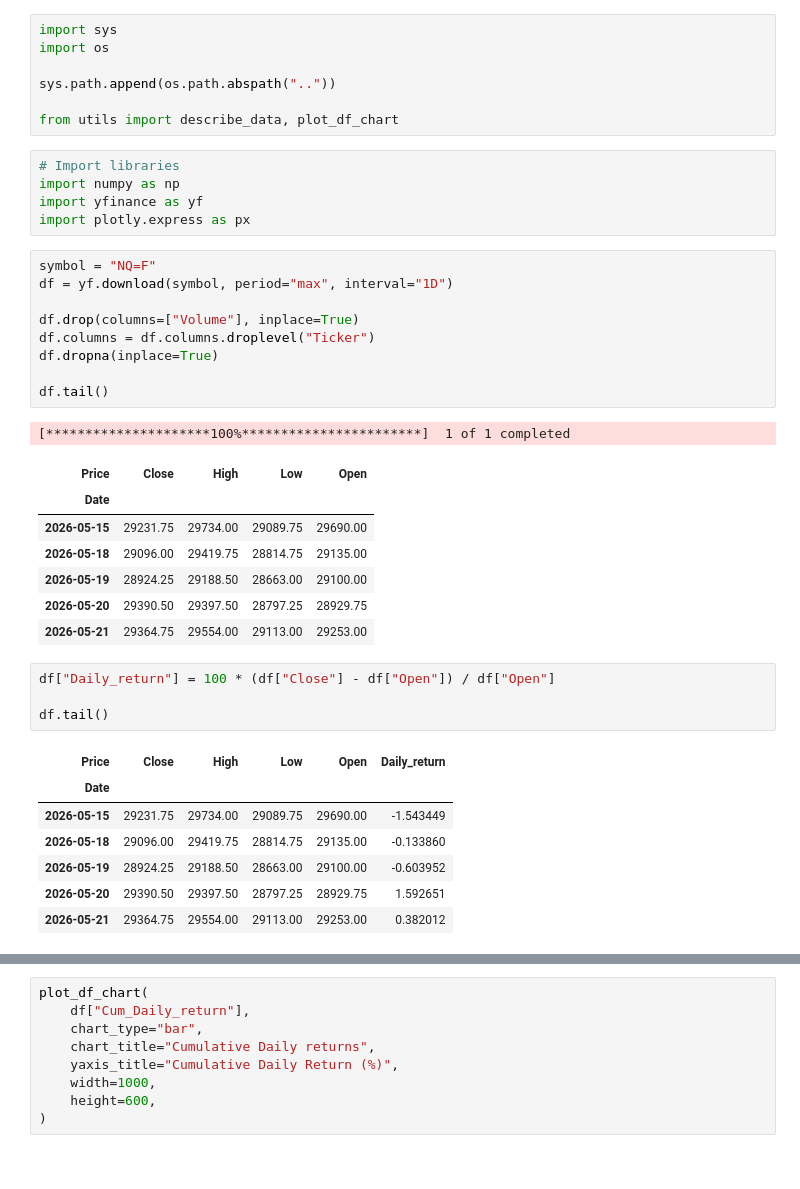
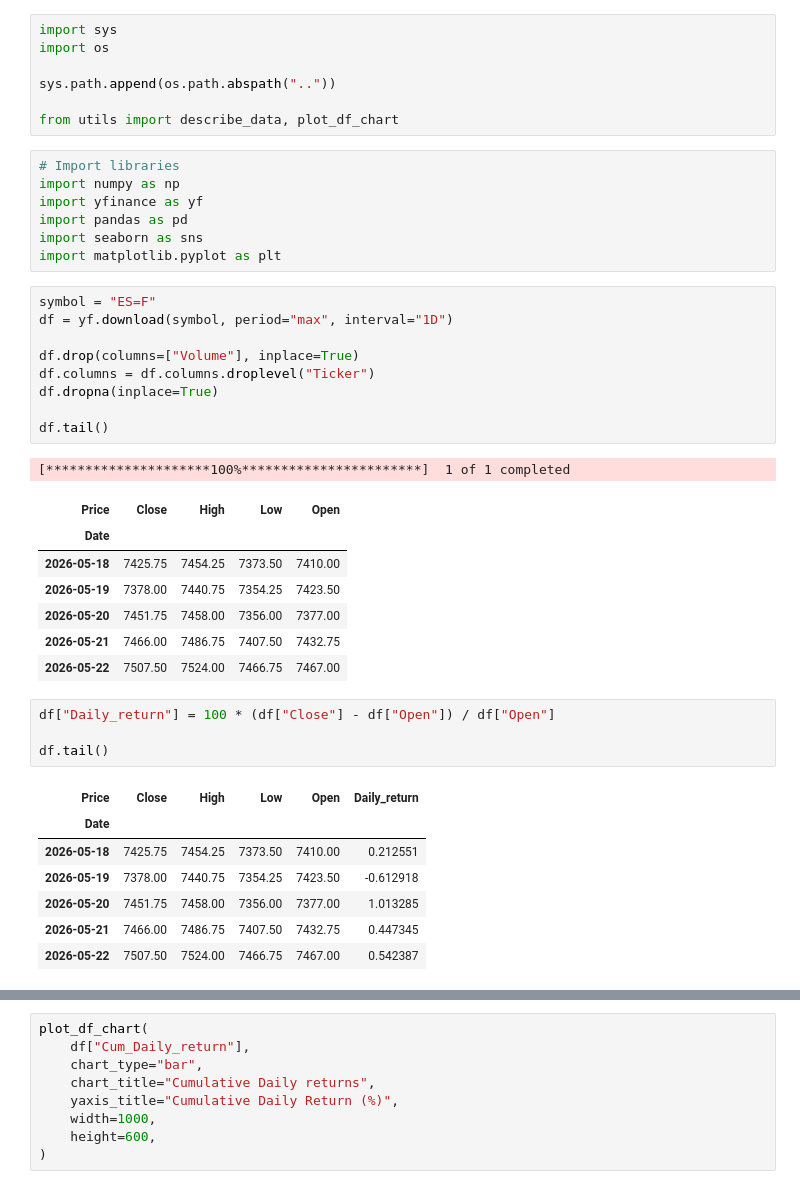
Before and after one commit to mod7ex/algo-strategies, a Jupyter notebook: markov-chain/index.ipynb, the cells around one changed output, grey strips where cells are left out. Cells and saved outputs as stored; diff of their text form.

```diff
--- a/markov-chain/index.ipynb
+++ b/markov-chain/index.ipynb
@@ -9,25 +9,27 @@ from utils import describe_data, plot_df_chart
 # Import libraries
 import numpy as np
 import yfinance as yf
-import plotly.express as px
+import pandas as pd
+import seaborn as sns
+import matplotlib.pyplot as plt
 # %%
-symbol = "NQ=F"
+symbol = "ES=F"
 df = yf.download(symbol, period="max", interval="1D")
 
 df.drop(columns=["Volume"], inplace=True)
 df.columns = df.columns.droplevel("Ticker")
 df.dropna(inplace=True)
 
 df.tail()
 # %% [output]
 [*********************100%***********************]  1 of 1 completed
 | Price | Close | High | Low | Open |
 | Date |  |  |  |  |
-| 2026-05-15 | 29231.75 | 29734.00 | 29089.75 | 29690.00 |
-| 2026-05-18 | 29096.00 | 29419.75 | 28814.75 | 29135.00 |
-| 2026-05-19 | 28924.25 | 29188.50 | 28663.00 | 29100.00 |
-| 2026-05-20 | 29390.50 | 29397.50 | 28797.25 | 28929.75 |
-| 2026-05-21 | 29364.75 | 29554.00 | 29113.00 | 29253.00 |
+| 2026-05-18 | 7425.75 | 7454.25 | 7373.50 | 7410.00 |
+| 2026-05-19 | 7378.00 | 7440.75 | 7354.25 | 7423.50 |
+| 2026-05-20 | 7451.75 | 7458.00 | 7356.00 | 7377.00 |
+| 2026-05-21 | 7466.00 | 7486.75 | 7407.50 | 7432.75 |
+| 2026-05-22 | 7507.50 | 7524.00 | 7466.75 | 7467.00 |
 # %%
 df["Daily_return"] = 100 * (df["Close"] - df["Open"]) / df["Open"]
 
@@ -35,9 +37,9 @@ df.tail()
 # %% [output]
 | Price | Close | High | Low | Open | Daily_return |
 | Date |  |  |  |  |  |
-| 2026-05-15 | 29231.75 | 29734.00 | 29089.75 | 29690.00 | -1.543449 |
-| 2026-05-18 | 29096.00 | 29419.75 | 28814.75 | 29135.00 | -0.133860 |
-| 2026-05-19 | 28924.25 | 29188.50 | 28663.00 | 29100.00 | -0.603952 |
-| 2026-05-20 | 29390.50 | 29397.50 | 28797.25 | 28929.75 | 1.592651 |
-| 2026-05-21 | 29364.75 | 29554.00 | 29113.00 | 29253.00 | 0.382012 |
+| 2026-05-18 | 7425.75 | 7454.25 | 7373.50 | 7410.00 | 0.212551 |
+| 2026-05-19 | 7378.00 | 7440.75 | 7354.25 | 7423.50 | -0.612918 |
+| 2026-05-20 | 7451.75 | 7458.00 | 7356.00 | 7377.00 | 1.013285 |
+| 2026-05-21 | 7466.00 | 7486.75 | 7407.50 | 7432.75 | 0.447345 |
+| 2026-05-22 | 7507.50 | 7524.00 | 7466.75 | 7467.00 | 0.542387 |
 # %%
```
Also changed, not shown: parts of 4 cells of this notebook, 1 other file.
